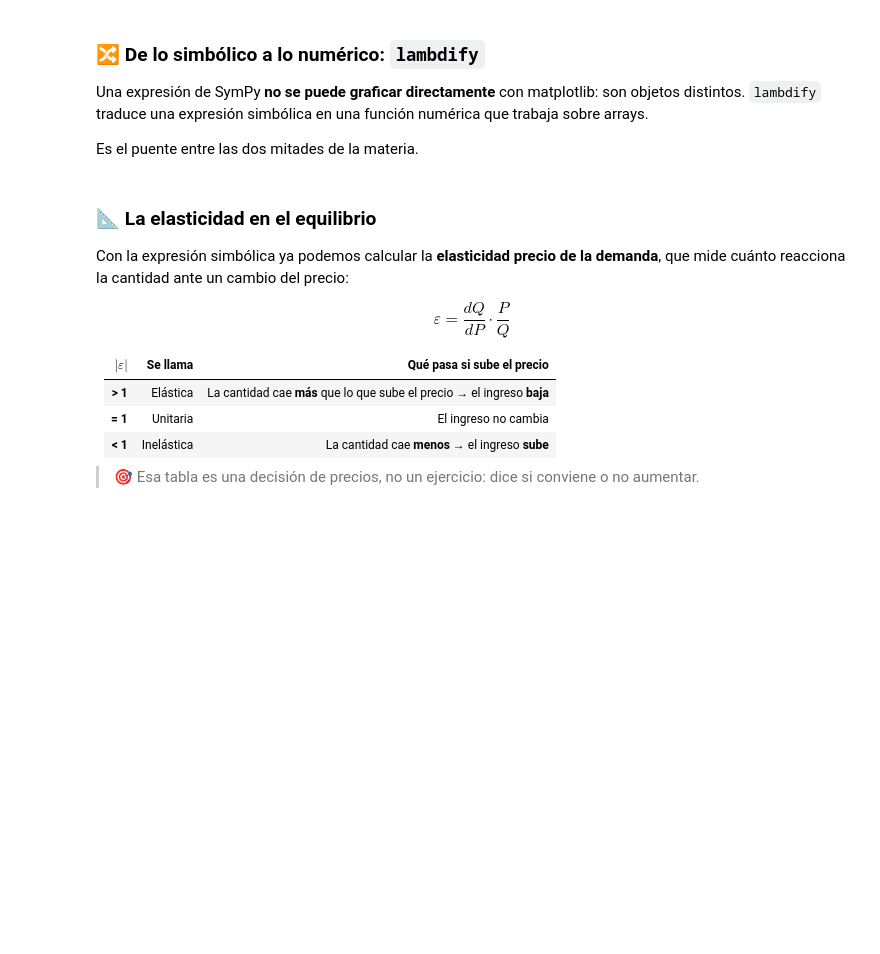
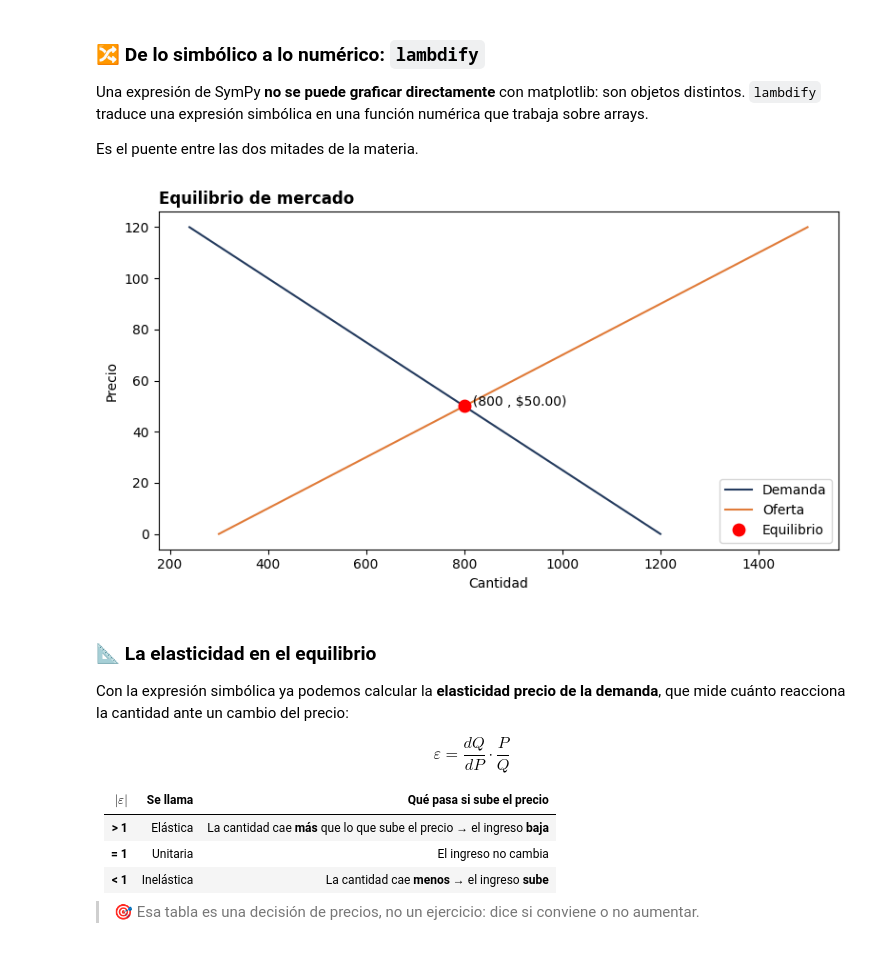
Before and after one commit to Datso653/Laboratorio-de-metodos-Cuantitativos-Aplicados-a-la-gestion, a Jupyter notebook: notebooks/04_Puntos_de_equilibrio_y_sistemas_de_ecuaciones.ipynb, the cells around one changed output. Cells and saved outputs as stored; diff of their text form; code cells hidden in the pictures; blank space fills up the shorter version.

```diff
--- a/notebooks/04_Puntos_de_equilibrio_y_sistemas_de_ecuaciones.ipynb
+++ b/notebooks/04_Puntos_de_equilibrio_y_sistemas_de_ecuaciones.ipynb
@@ -692,3 +818,27 @@ plt.show()
+# %%
+import numpy as np
+import matplotlib.pyplot as plt
+
+# Convertimos las expresiones simbólicas en funciones que entienden arrays de numpy
+demanda_num = sp.lambdify(P_sim, Qd, "numpy")
+oferta_num  = sp.lambdify(P_sim, Qs, "numpy")
+
+precios = np.linspace(0, 120, 200)
+
+plt.figure(figsize=(8, 4.5))
+plt.plot(demanda_num(precios), precios, label="Demanda", color="#243b5e")
+plt.plot(oferta_num(precios),  precios, label="Oferta",  color="#e07b39")
+plt.plot(float(Q_eq), float(P_eq), "o", color="red", markersize=9, label="Equilibrio")
+plt.annotate(f"  ({float(Q_eq):.0f} , ${float(P_eq):.2f})", (float(Q_eq), float(P_eq)))
+
+plt.xlabel("Cantidad")
+plt.ylabel("Precio")
+plt.title("Equilibrio de mercado", loc="left", fontweight="bold")
+plt.legend()
+plt.tight_layout()
+plt.show()
+# %% [output]
+[figure, added]
 # %% [markdown]
 ### 📐 La elasticidad en el equilibrio
 
```
Also changed, not shown: parts of 11 cells of this notebook.
